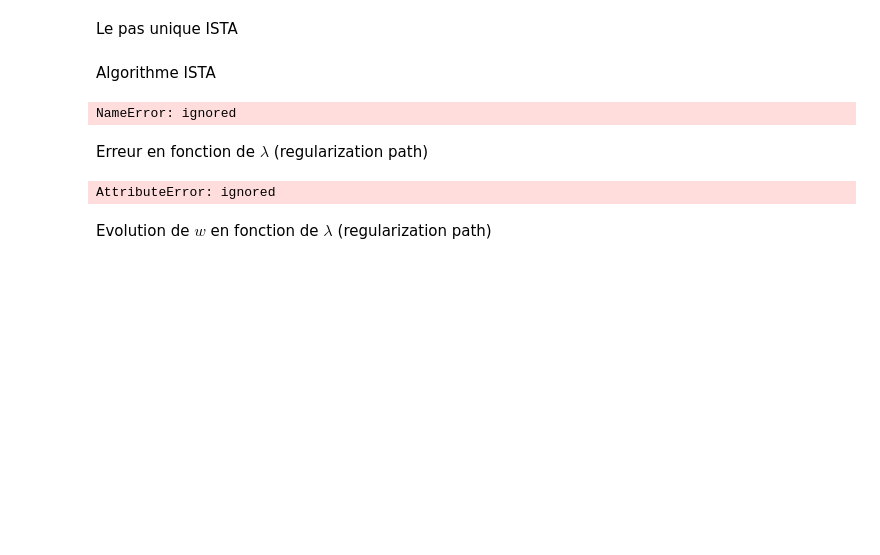
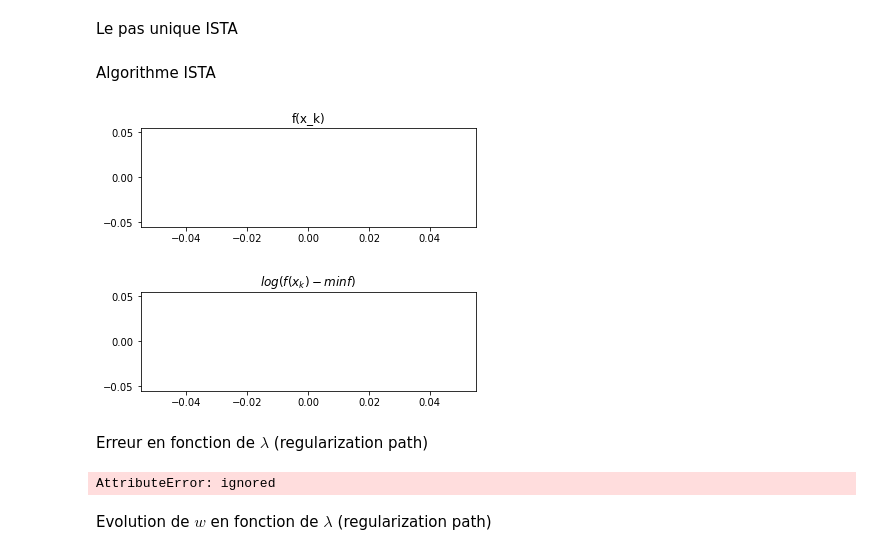
Before and after one commit to MarleneChevalier/Optimisation, a Jupyter notebook: Projet_Optimisation.ipynb, the cells around one changed output. Cells and saved outputs as stored; diff of their text form; code cells hidden in the pictures; blank space fills up the shorter version.

```diff
--- a/Projet_Optimisation.ipynb
+++ b/Projet_Optimisation.ipynb
@@ -482,0 +398,4 @@ plt.legend(bbox_to_anchor=(1.05, 1), loc='upper left', borderaxespad=0.);
+# %%
+Lambda = 0.25/p_train # 0.25/25
+print(Lambda)
+w_Ridge = np.linalg.solve( X_train.transpose().dot(X_train) + Lambda*np.eye(p_train), X_train.transpose().dot(Y_train) )
@@ -582,28 +506,30 @@ w = ISTA(w,Lambda,tau)
 # %% [markdown]
 Algorithme ISTA
 # %%
-niter = 400
+niter = 100
 flist = np.zeros((niter,1))
 x = np.zeros((p_train,1))
 for i in range(0,niter):
     flist[i] = J(x,Lambda)
     x = ISTA(x,Lambda,tau)
 ndisp = int(niter/4)
 
 plt.clf
 plt.subplot(2,1,1)
 plt.plot(flist[0:ndisp])
 plt.axis('tight')
 plt.title('f(x_k)');
+# %% [output]
+[figure, added]
 # %%
 plt.clf
 plt.subplot(2,1,2)
-e = np.log10( flist[0:ndisp]-flist.min() +1e-20)
+e = np.log10( flist[0:ndisp]-flist.min())
 plt.plot(e-e[0])
 plt.axis('tight')
-plt.title('$log(f(x_k)-min f)$')
+plt.title('$log(f(x_k)-min f)$');
 # %% [output]
-NameError: ignored
+[figure, added]
 # %% [markdown]
 Erreur en fonction de $\lambda$ (regularization path)
 # %%
```
Also changed, not shown: parts of 35 cells of this notebook.
